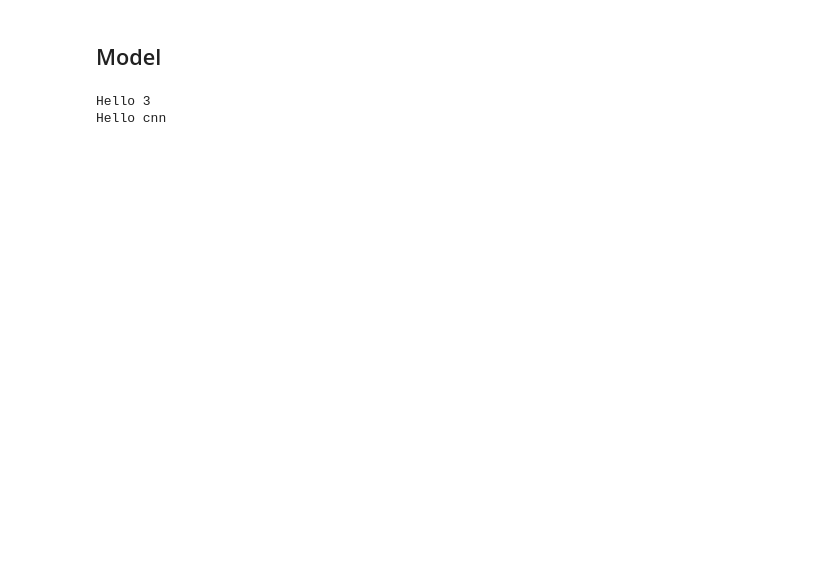
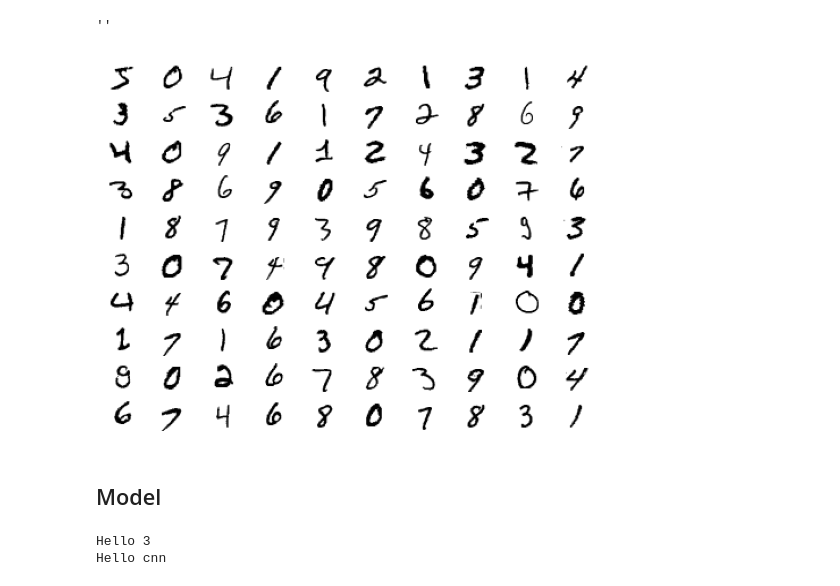
Before and after one commit to vijaygkd/gan, a Jupyter notebook: notebooks/train.ipynb, the cells around one changed output. Drawn from its saved outputs; the diff is of its cells as text; code cells hidden in the pictures; blank space fills up the shorter version.

```diff
--- a/notebooks/train.ipynb
+++ b/notebooks/train.ipynb
@@ -14,3 +26,22 @@ from src.keras.model import GAN, GAN_CNN
+# %%
+# create and save a plot of generated images (reversed grayscale)
+def generate_fake_images_plot(examples, epoch=0, n=10, save=False):
+    path = ''
+    # plot images
+    for i in range(n * n):
+        # define subplot
+        plt.subplot(n, n, 1 + i)
+        # turn off axis
+        plt.axis('off')
+        # plot raw pixel data
+        plt.imshow(examples[i, :, :, 0], cmap='gray_r')
+
+    if save:
+        # save plot to file
+        path = 'data/generated_plot_e%03d.png' % (epoch+1)
+        plt.savefig(path)
+        plt.close()
+    return path
 # %%
 def plot_mnist_data(images):
     for i in range(len(images)):
@@ -20,3 +79,8 @@ def plot_mnist_data(images):
+# %%
+generate_fake_images_plot(all_digits[0:100], epoch=100, save=False)
+# %% [output]
+''
+[figure, new version]
 # %% [markdown]
 ## Model
 # %%
```
Also changed, not shown: parts of 28 cells of this notebook, 1 other file.
